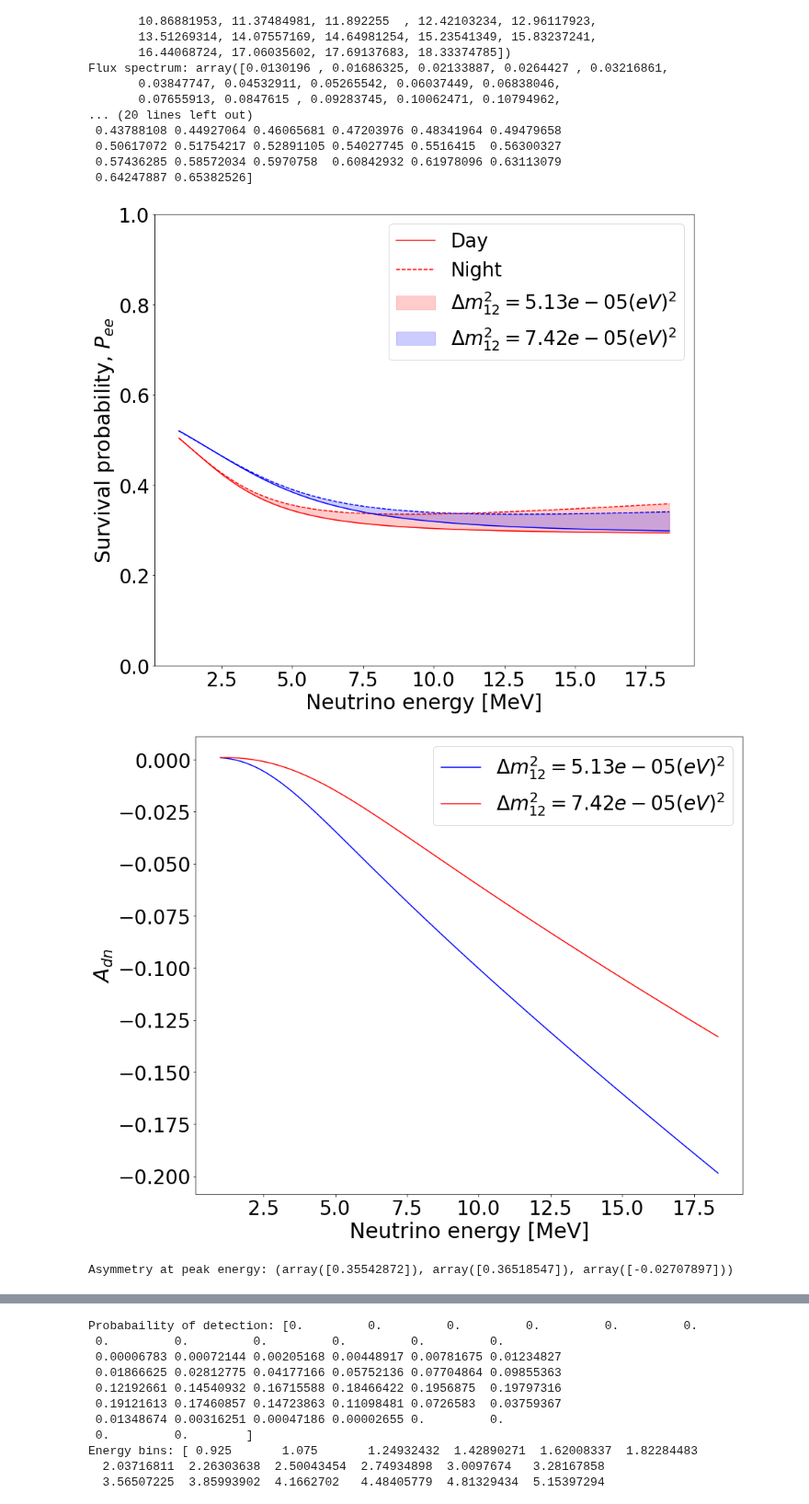
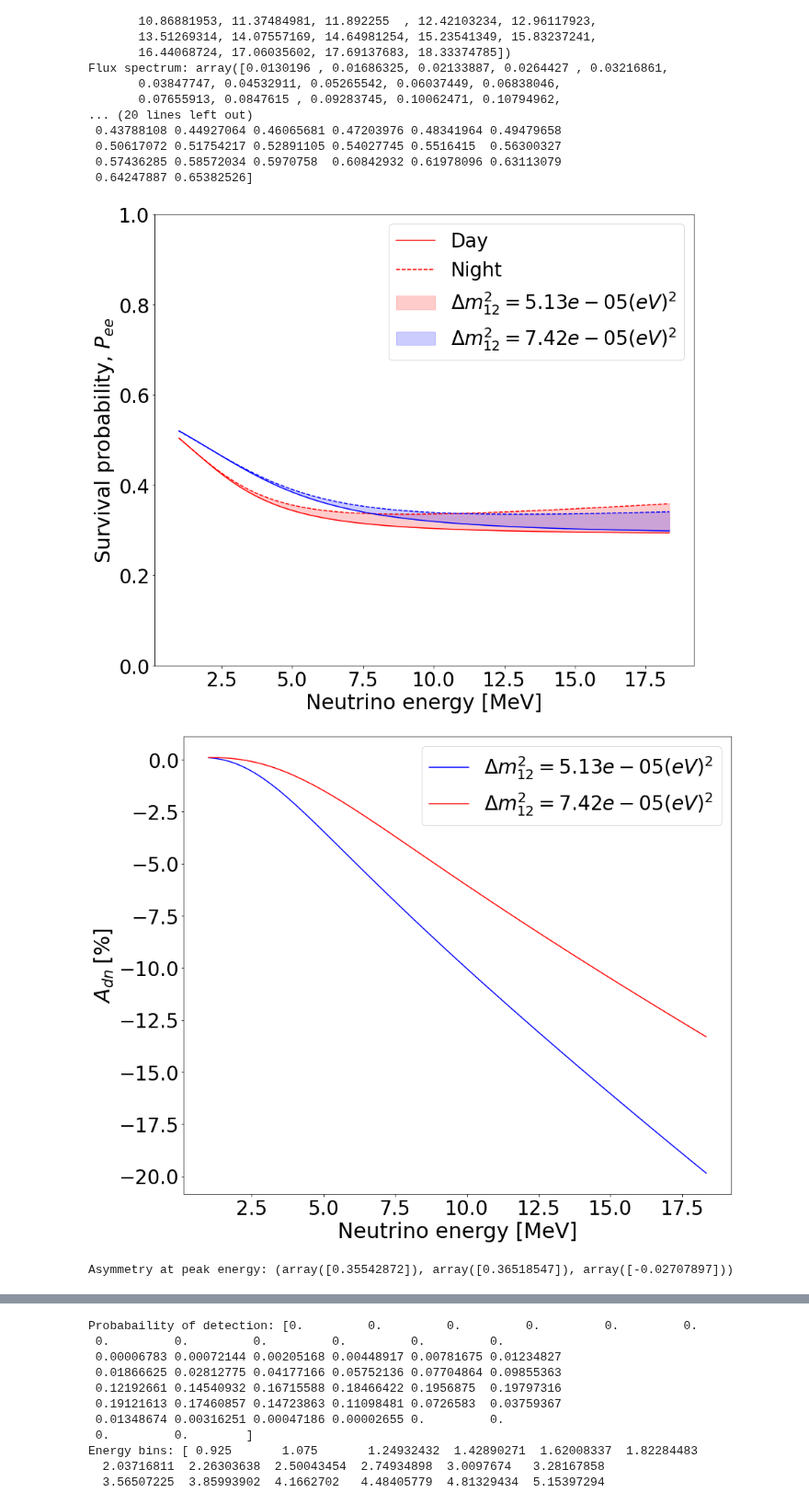
Before and after one commit to nlane314/soLAr-sens, a Jupyter notebook: notebooks/projsens.ipynb, the cells around one changed output, grey strips where cells are left out. Shown at 92% size. Cells and saved outputs as stored; diff of their text form; code cells hidden in the pictures.

```diff
--- a/notebooks/projsens.ipynb
+++ b/notebooks/projsens.ipynb
@@ -203,37 +203,37 @@ plt.fill_between(xdata, Rpd, Rpn, color='blue', alpha=0.2, label=r'$\Delta m_{12
 #plt.yscale('log')
 
 plt.xlabel('Neutrino energy [MeV]',fontsize=30)
 plt.xticks(fontsize=28)
 plt.ylabel(r'Survival probability, $P_{ee}$',fontsize=30)
 plt.yticks(fontsize=28)
 plt.ylim(0,1)
 
 plt.legend(fontsize=28)
 plt.savefig('../figures/B8survprob.png', bbox_inches='tight')
 
 plt.show()
 
 ##########################################
 
 plt.figure(figsize=(14,12))
 
-plt.plot(xdata, Sasym, color="blue", label=r'$\Delta m_{12}^2 =' + repr(Smd12) + '(eV)^2$')
-plt.plot(xdata, Rasym, color="red", label=r'$\Delta m_{12}^2 =' + repr(Rmd12) + '(eV)^2$')
+plt.plot(xdata, Sasym*100, color="blue", label=r'$\Delta m_{12}^2 =' + repr(Smd12) + '(eV)^2$')
+plt.plot(xdata, Rasym*100, color="red", label=r'$\Delta m_{12}^2 =' + repr(Rmd12) + '(eV)^2$')
 
 plt.xlabel('Neutrino energy [MeV]',fontsize=30)
 plt.xticks(fontsize=28)
-plt.ylabel(r'$A_{dn~}$',fontsize=30)
+plt.ylabel(r'$A_{dn~} [\%]$',fontsize=30)
 plt.yticks(fontsize=28)
 
 plt.legend(fontsize=28)
 plt.savefig('../figures/B8asymE.png', bbox_inches='tight')
 
 plt.show()
 
 print('Asymmetry at peak energy:', asym(xdata[fluxspec == np.max(fluxspec)], Rmd12))
 # %% [output]
 [figure]
-[figure, old version]
+[figure, new version]
 Asymmetry at peak energy: (array([0.35542872]), array([0.36518547]), array([-0.02707897]))
 # %%
 def optim_bins(mult_arry):
```
